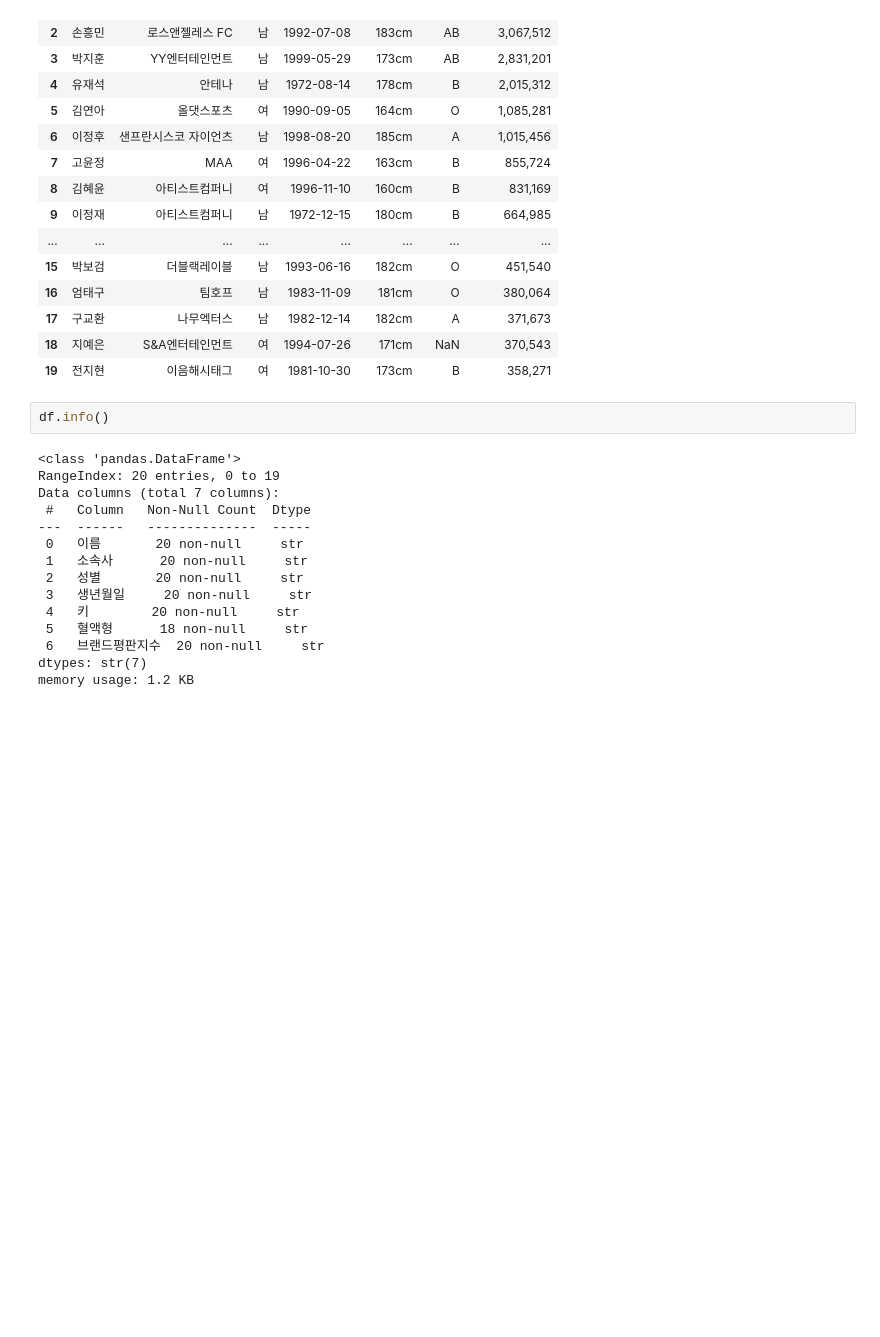
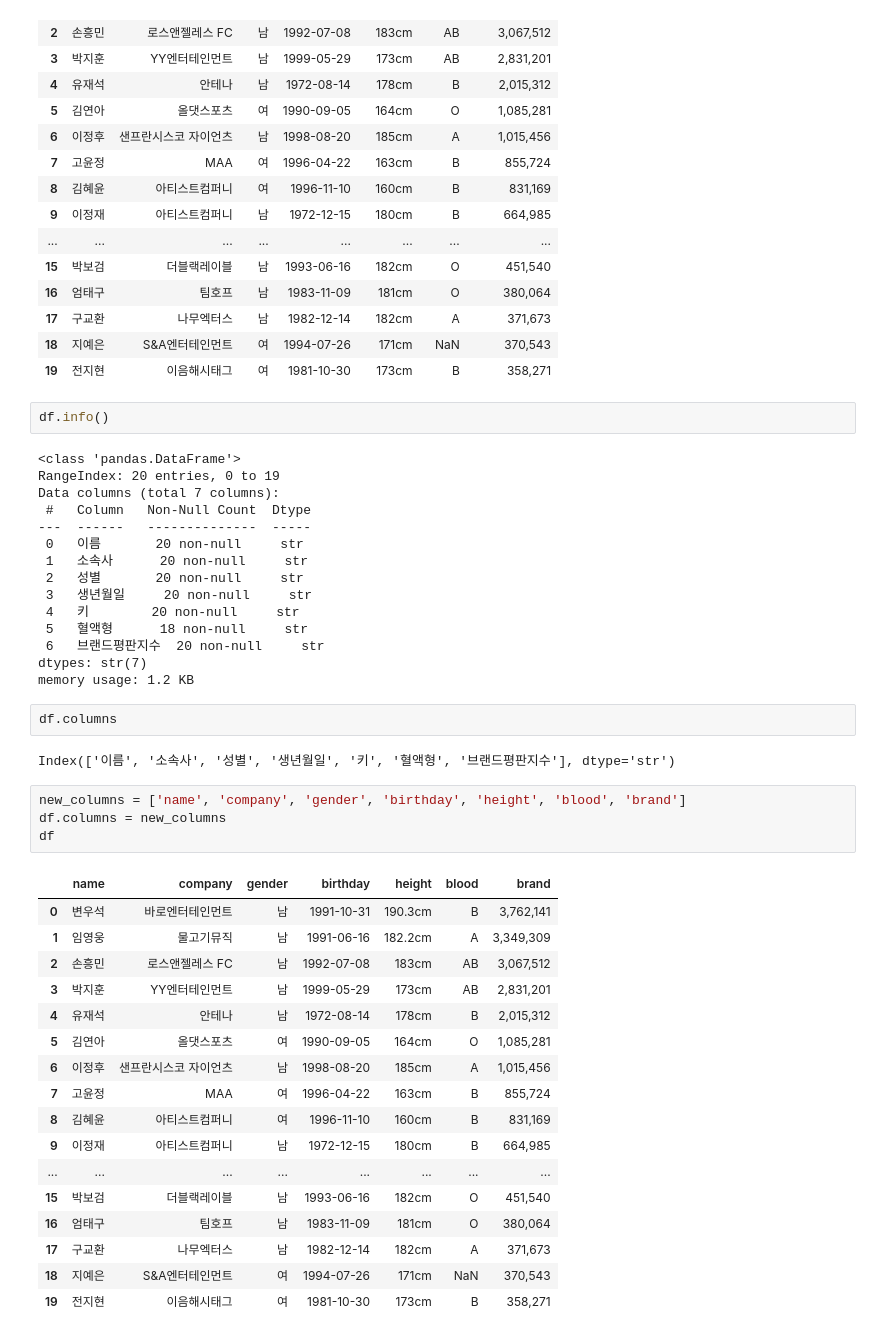
Before and after one commit to kjalh/02_DataAnalysis, a Jupyter notebook: 02_판다스(pandas).ipynb, the cells around one changed output. Saved outputs shown, nothing was run; the diff lists cells and outputs as text; blank space fills up the shorter version.

```diff
--- a/02_판다스(pandas).ipynb
+++ b/02_판다스(pandas).ipynb
@@ -182,3 +182,29 @@ Data columns (total 7 columns):
  6   브랜드평판지수  20 non-null     str
 dtypes: str(7)
 memory usage: 1.2 KB
+# %%
+df.columns
+# %% [output]
+Index(['이름', '소속사', '성별', '생년월일', '키', '혈액형', '브랜드평판지수'], dtype='str')
+# %%
+new_columns = ['name', 'company', 'gender', 'birthday', 'height', 'blood', 'brand']
+df.columns = new_columns
+df
+# %% [output]
+|  | name | company | gender | birthday | height | blood | brand |
+| 0 | 변우석 | 바로엔터테인먼트 | 남 | 1991-10-31 | 190.3cm | B | 3,762,141 |
+| 1 | 임영웅 | 물고기뮤직 | 남 | 1991-06-16 | 182.2cm | A | 3,349,309 |
+| 2 | 손흥민 | 로스앤젤레스 FC | 남 | 1992-07-08 | 183cm | AB | 3,067,512 |
+| 3 | 박지훈 | YY엔터테인먼트 | 남 | 1999-05-29 | 173cm | AB | 2,831,201 |
+| 4 | 유재석 | 안테나 | 남 | 1972-08-14 | 178cm | B | 2,015,312 |
+| 5 | 김연아 | 올댓스포츠 | 여 | 1990-09-05 | 164cm | O | 1,085,281 |
+| 6 | 이정후 | 샌프란시스코 자이언츠 | 남 | 1998-08-20 | 185cm | A | 1,015,456 |
+| 7 | 고윤정 | MAA | 여 | 1996-04-22 | 163cm | B | 855,724 |
+| 8 | 김혜윤 | 아티스트컴퍼니 | 여 | 1996-11-10 | 160cm | B | 831,169 |
+| 9 | 이정재 | 아티스트컴퍼니 | 남 | 1972-12-15 | 180cm | B | 664,985 |
+| ... | ... | ... | ... | ... | ... | ... | ... |
+| 15 | 박보검 | 더블랙레이블 | 남 | 1993-06-16 | 182cm | O | 451,540 |
+| 16 | 엄태구 | 팀호프 | 남 | 1983-11-09 | 181cm | O | 380,064 |
+| 17 | 구교환 | 나무엑터스 | 남 | 1982-12-14 | 182cm | A | 371,673 |
+| 18 | 지예은 | S&A엔터테인먼트 | 여 | 1994-07-26 | 171cm | NaN | 370,543 |
+| 19 | 전지현 | 이음해시태그 | 여 | 1981-10-30 | 173cm | B | 358,271 |
```
Also changed, not shown: parts of 40 cells of this notebook, 2 other files.
